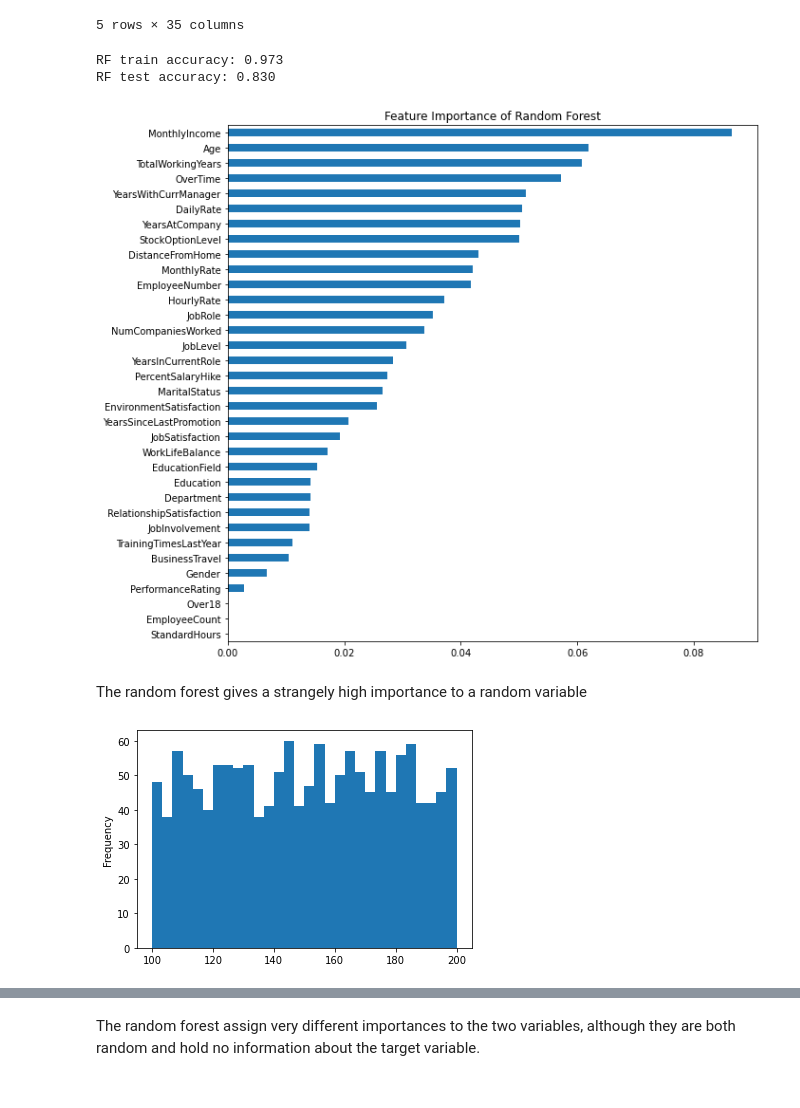
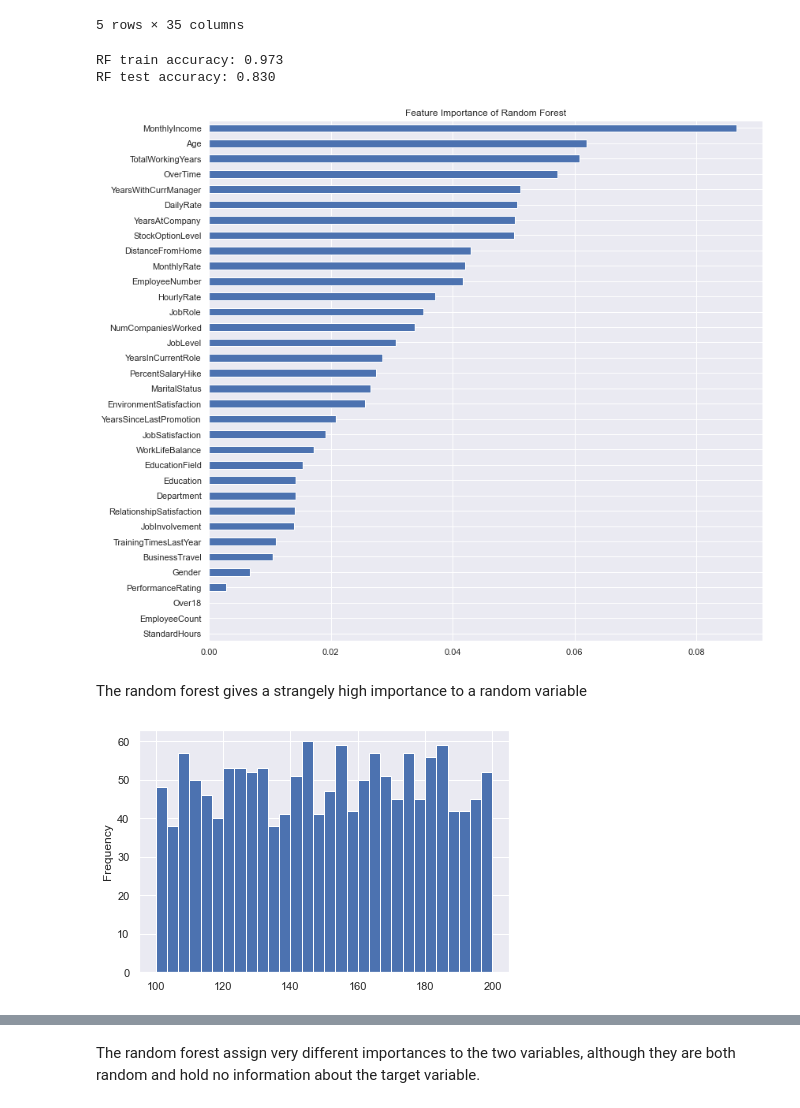
Before and after one commit to Baukebrenninkmeijer/practical-data-science, a Jupyter notebook: feature_importance.ipynb, the cells around one changed output, grey strips where cells are left out. Drawn from its saved outputs; the diff is of its cells as text; code cells hidden in the pictures.

Commit message:
Make all the images tight_layout so fucking labels fit

```diff
--- a/feature_importance.ipynb
+++ b/feature_importance.ipynb
@@ -13,6 +13,7 @@ from sklearn.decomposition import PCA
 import matplotlib.pyplot as plt
 import seaborn as sns
 import random
+sns.set()
 # %%
 %matplotlib inline
 # %%
@@ -256,22 +257,24 @@ print(f"RF train accuracy: {clf.score(x_train, y_train):0.3f}")
 print(f"RF test accuracy: {clf.score(x_test, y_test):0.3f}")
 
 feature_importance = pd.Series(clf.feature_importances_, index=x_train.columns).sort_values(ascending=True)
-ax = feature_importance.plot.barh(figsize=(10, 10))
+ax = feature_importance.plot.barh(figsize=(12, 10))
 plt.title('Feature Importance of Random Forest')
-plt.savefig('images/feature_importance1.png')
+plt.tight_layout()
+plt.savefig('images/feature_importance1.png', dpi=100)
 # %% [output]
 RF train accuracy: 0.973
 RF test accuracy: 0.830
-[figure, old version]
+[figure, new version]
 # %% [markdown]
 The random forest gives a strangely high importance to a random variable
 # %%
 random.seed(seed)
 df['continuous_random'] = [random.uniform(100,200) for _ in range(len(df))]
 df['continuous_random'].plot.hist(bins=30)
-plt.savefig('images/random_continuous_variable.png')
+plt.tight_layout()
+plt.savefig('images/random_continuous_variable.png', dpi=100)
 # %% [output]
-[figure, old version]
+[figure, new version]
 # %%
 x_train, x_test, y_train, y_test = train_test_split(
     df.drop('Attrition', axis=1),
```
Also changed, not shown: parts of 3 cells of this notebook, 6 other files.
